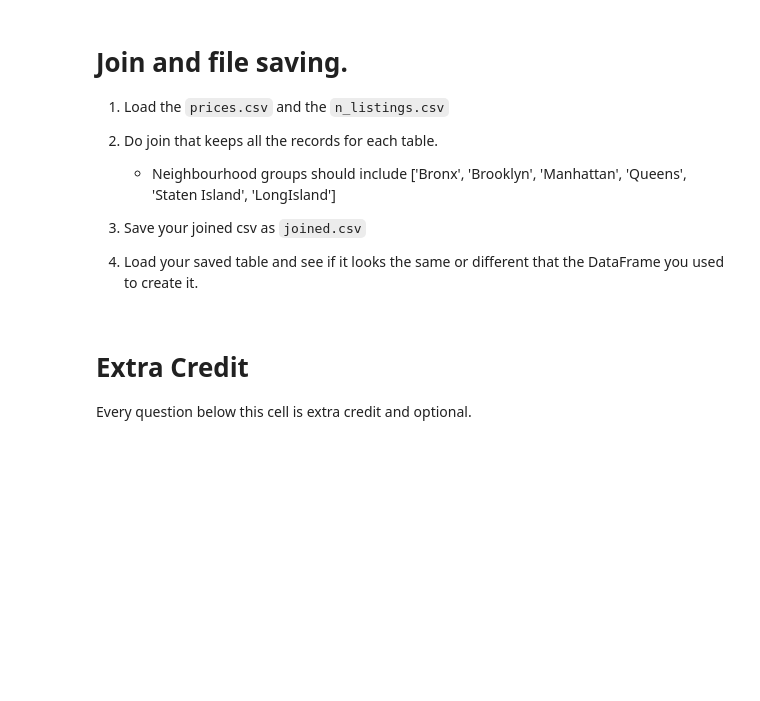
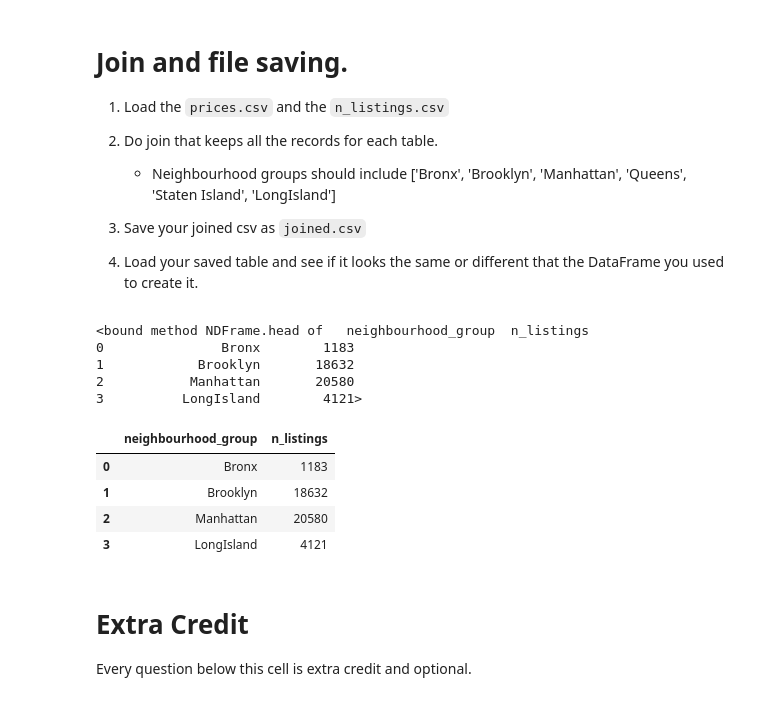
Before and after one commit to mkim2780/my-fork-2023-fall-data-science-fridays, a Jupyter notebook: Week-01-Pandas/exercise-MK.ipynb, the cells around one changed output. Drawn from its saved outputs; the diff is of its cells as text; code cells hidden in the pictures; blank space fills up the shorter version.

```diff
--- a/Week-01-Pandas/exercise-MK.ipynb
+++ b/Week-01-Pandas/exercise-MK.ipynb
@@ -308,6 +308,22 @@ neighbourhood['price'].agg(['count', 'min', 'max', 'mean', 'median','std'])
 # 1. Load the `prices.csv` and the `n_listings.csv`
 prices = pd.read_csv('./data/prices.csv')
 n_listing = pd.read_csv('./data/n_listings.csv', sep=";")
+
+n_listing.head
+# %% [output]
+<bound method NDFrame.head of   neighbourhood_group  n_listings
+0               Bronx        1183
+1            Brooklyn       18632
+2           Manhattan       20580
+3          LongIsland        4121>
+# %%
+n_listing
+# %% [output]
+|  | neighbourhood_group | n_listings |
+| 0 | Bronx | 1183 |
+| 1 | Brooklyn | 18632 |
+| 2 | Manhattan | 20580 |
+| 3 | LongIsland | 4121 |
 # %%
 # 2. Do join that keeps all the records for each table.
 
```
